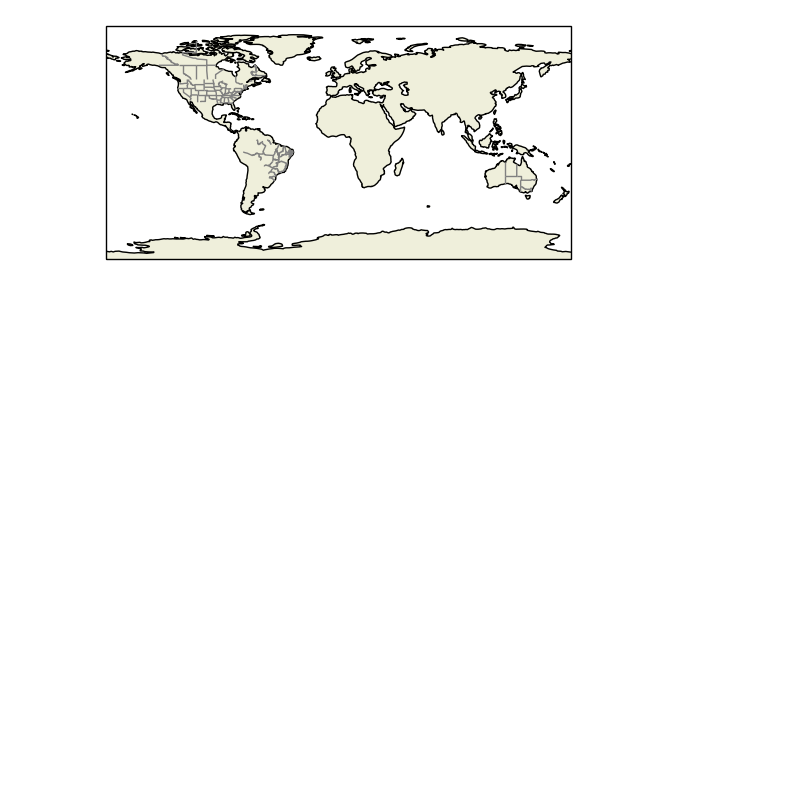
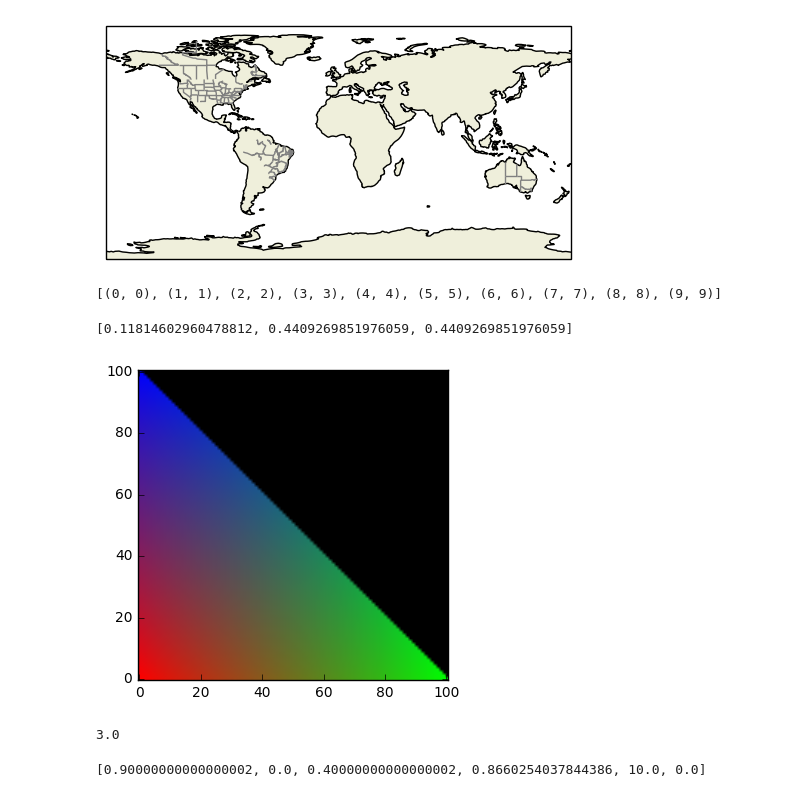
Before and after one commit to oderby/elections_2016, a Jupyter notebook: plot_pa.ipynb, the cells around one changed output. Cells and saved outputs as stored; diff of their text form; code cells hidden in the pictures; blank space fills up the shorter version.

```diff
--- a/plot_pa.ipynb
+++ b/plot_pa.ipynb
@@ -191,3 +236,8 @@ text = AnchoredText(r'$\mathcircled{{c}}$ {}; license: {}'
 plt.show()
 # %% [output]
 [figure]
+# %%
+sum([int(k["ALL"]) for k in VOTERS.values()])
+print([(k,y) for k,y in zip(range(10), range(10))])
+# %% [output]
+[(0, 0), (1, 1), (2, 2), (3, 3), (4, 4), (5, 5), (6, 6), (7, 7), (8, 8), (9, 9)]
@@ -193,0 +267,40 @@ plt.show()
+# %%
+A = (1,0,0)
+B = (0,1,0)
+C = (0,0,1)
+points = [(0,0), (100,0), (50,50*math.sqrt(3))]
+values = [(1,0,0), (0,1,0), (0,0,1)]
+def value_fraction(v, f):
+    x,y,z=v
+    return (x*f, y*f, z*f)
+
+def xform(p):
+    return (p[0]+p[1]/2, p[1]*math.sqrt(3)/2)
+
+def tpi(p):
+    p_p = xform(p)
+    distances = [100-math.sqrt((p_p[0]-c[0])**2+(p_p[1]-c[1])**2) for c in points]
+    norm_dist = [k/sum(distances) for k in distances]
+    colors = [value_fraction(v, f) for v,f in zip(values, norm_dist)]
+    return [sum(x) for x in zip(*colors)]
+# print([sum(x) for x in zip(*tpi((80,0)))])
+print(tpi([50,50]))
+
+plot_cmap(tpi)
+# %% [output]
+[0.11814602960478812, 0.4409269851976059, 0.4409269851976059]
+[figure, added]
+# %%
+t = np.dtype([('x', float), ('y', float)])
+a = np.array([(1,2), (3,4)], dtype=t)
+a[1]['x']
+# %% [output]
+3.0
+# %%
+import math
+a = np.array([[0,0,1], [100,0,1], [0,100,1]])
+b = np.array([[10,0], [100,0], [50, 50*math.sqrt(3)]])
+x = np.linalg.solve(a, b)
+print([k for k in x.flat])
+# %% [output]
+[0.90000000000000002, 0.0, 0.40000000000000002, 0.8660254037844386, 10.0, 0.0]
```
Also changed, not shown: parts of 19 cells of this notebook, 2 other files.
